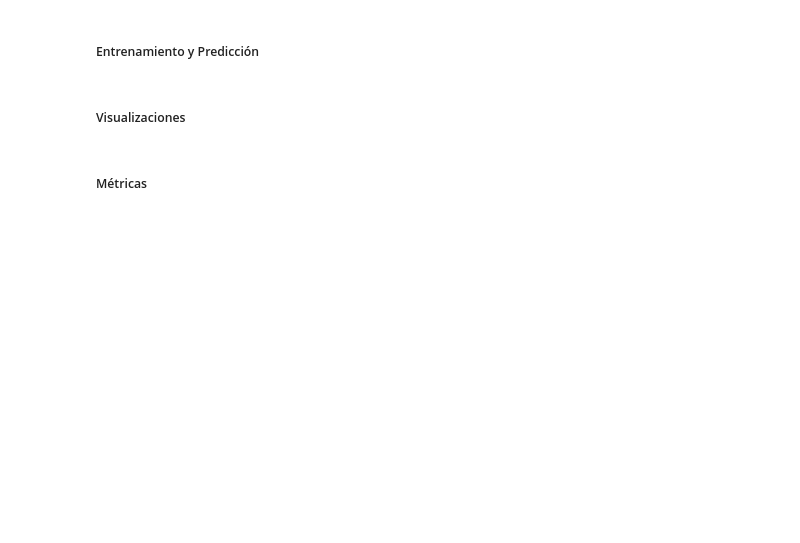
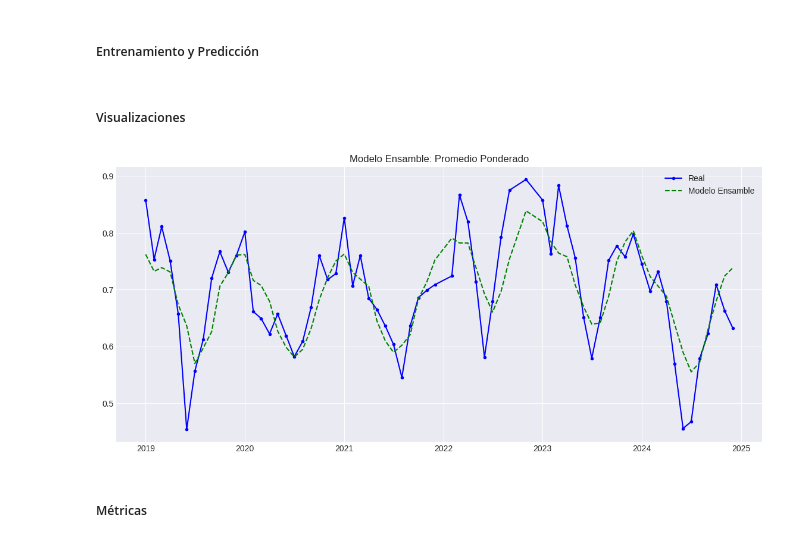
Before and after one commit to juan-pablo-lopez/tc5035-ene26-equipo29, a Jupyter notebook: Avance5.Equipo29.ipynb, the cells around one changed output. Saved outputs shown, nothing was run; the diff lists cells and outputs as text; code cells hidden in the pictures; blank space fills up the shorter version.

```diff
--- a/Avance5.Equipo29.ipynb
+++ b/Avance5.Equipo29.ipynb
@@ -1745,2 +1762,9 @@ No todos los modelos tienen el mismo nivel de precisión. El promedio ponderado
+# %%
+# Se determinan los pesos de cada modelo dependiendo de su error
+best_predictions = pd.concat([pd.DataFrame(modelos_entrenados['GPR']['y_pred'], index = y_test.index), pd.DataFrame(modelos_entrenados['SARIMAX']['y_pred']), pd.DataFrame(modelos_entrenados['Prophet']['y_pred']), pd.DataFrame(modelos_entrenados['MLP_optimizado']['y_pred'], index = y_test.index)], axis = 1)
+pesos = np.array([0.70, 0.15, 0.125, 0.025])
+
+# Se realiza el promedio ponderado
+weighted_average_ensemble = best_predictions.dot(pesos)
 # %% [markdown]
 ##### Visualizaciones
@@ -1749,2 +1771,12 @@ No todos los modelos tienen el mismo nivel de precisión. El promedio ponderado
+# %%
+# Visualizar resultados
+plt.figure(figsize = (14,6))
+plt.plot(y_test, label = 'Real', marker = 'o', markersize = 3, color = 'blue')
+plt.plot(y_test.index, weighted_average_ensemble, label = 'Modelo Ensamble', linestyle='--', color = 'green')
+plt.title('Modelo Ensamble: Promedio Ponderado')
+plt.legend()
+plt.show()
+# %% [output]
+[figure, added]
 # %% [markdown]
 ##### Métricas
```
Also changed, not shown: parts of 47 cells of this notebook.
